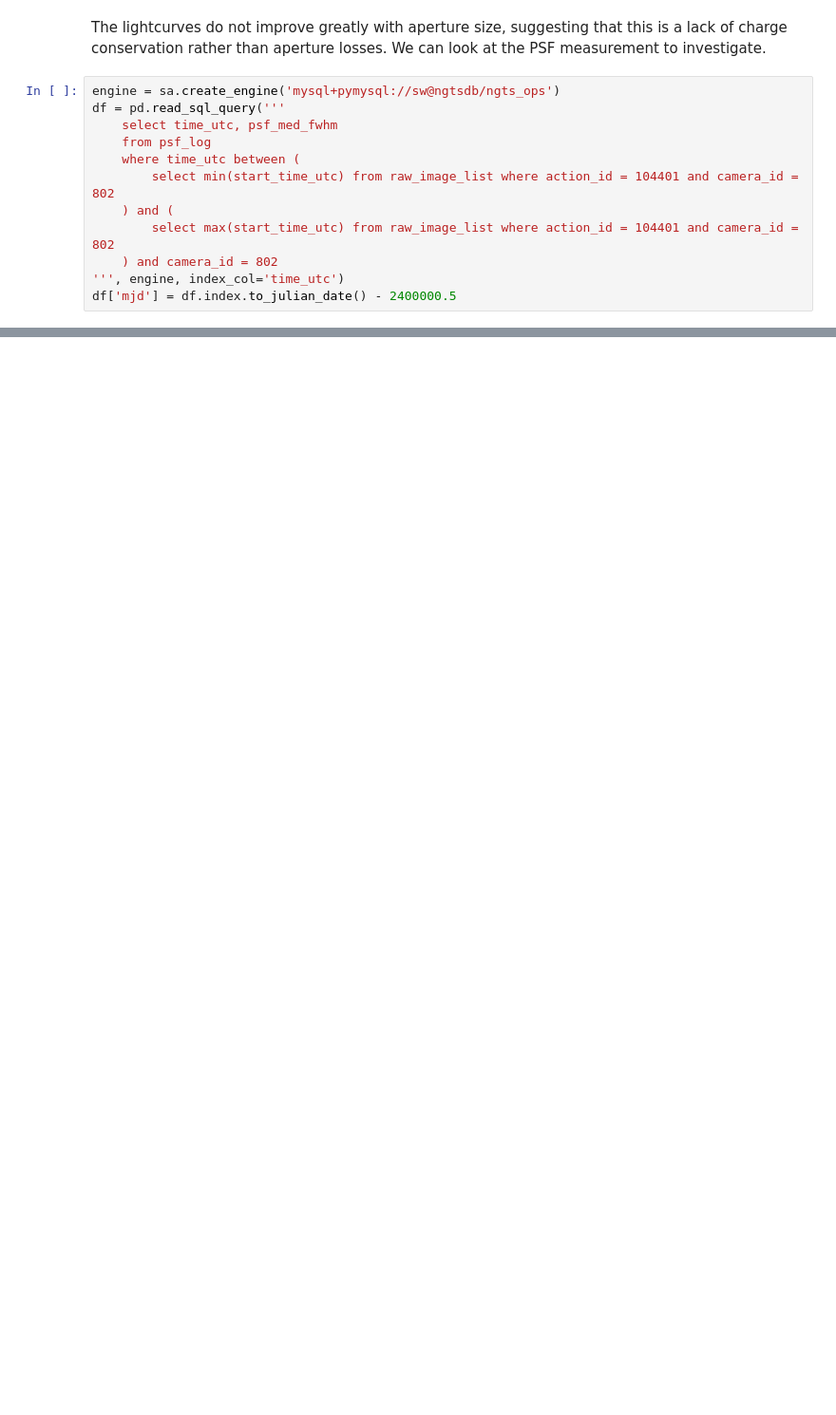
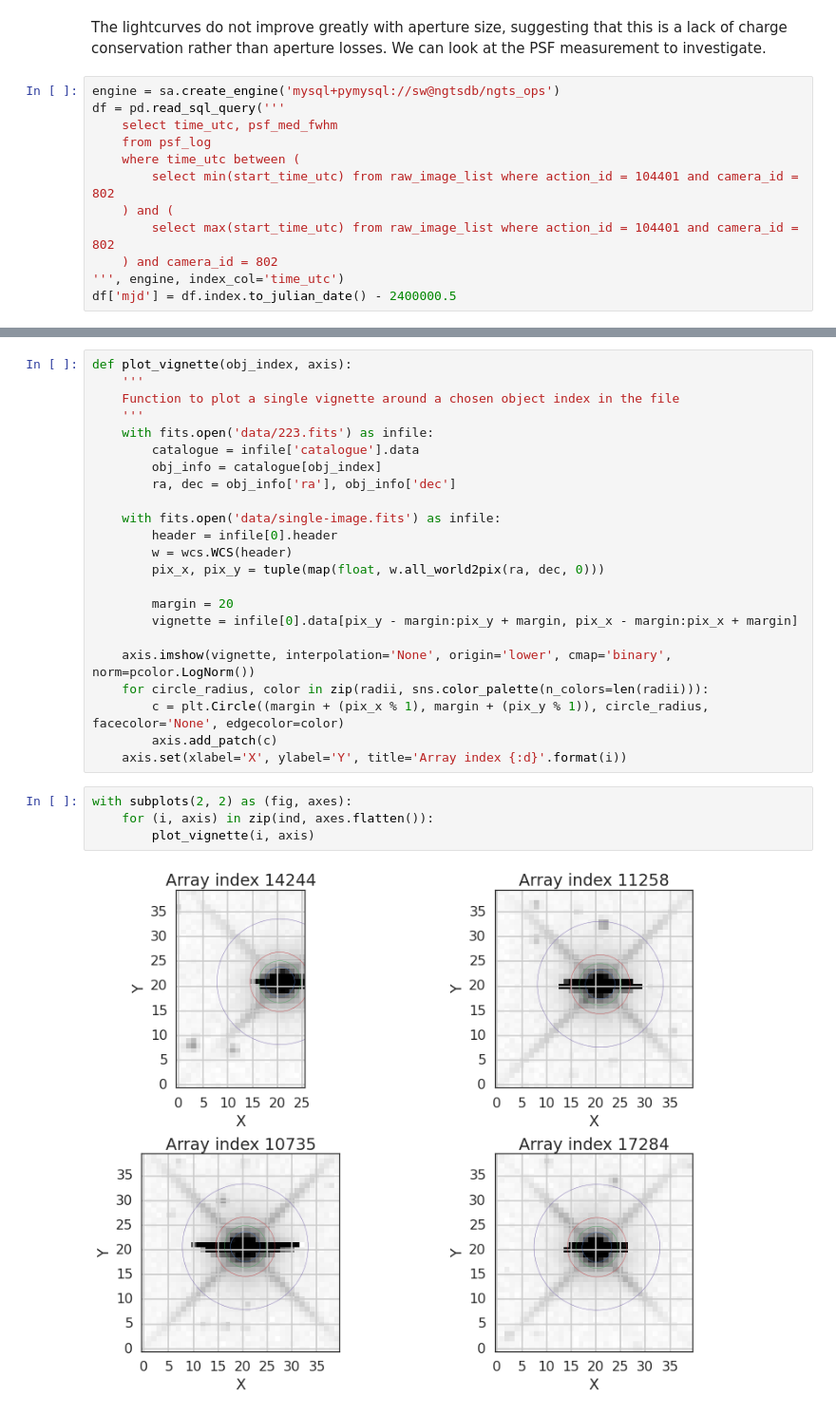
Before and after one commit to NGTS/analysis-camera-voltages, a Jupyter notebook: VoltageAnalysis.ipynb, the cells around one changed output, grey strips where cells are left out. Shown at 95% size. Saved outputs shown, nothing was run; the diff lists cells and outputs as text; blank space fills up the shorter version.

```diff
--- a/VoltageAnalysis.ipynb
+++ b/VoltageAnalysis.ipynb
@@ -593,0 +603,29 @@ These are clearly very similar, suggesting that some PSF related issues (and per
+# %%
+def plot_vignette(obj_index, axis):
+    '''
+    Function to plot a single vignette around a chosen object index in the file
+    '''
+    with fits.open('data/223.fits') as infile:
+        catalogue = infile['catalogue'].data
+        obj_info = catalogue[obj_index]
+        ra, dec = obj_info['ra'], obj_info['dec']
+
+    with fits.open('data/single-image.fits') as infile:
+        header = infile[0].header
+        w = wcs.WCS(header)
+        pix_x, pix_y = tuple(map(float, w.all_world2pix(ra, dec, 0)))
+
+        margin = 20
+        vignette = infile[0].data[pix_y - margin:pix_y + margin, pix_x - margin:pix_x + margin]
+
+    axis.imshow(vignette, interpolation='None', origin='lower', cmap='binary', norm=pcolor.LogNorm())
+    for circle_radius, color in zip(radii, sns.color_palette(n_colors=len(radii))):
+        c = plt.Circle((margin + (pix_x % 1), margin + (pix_y % 1)), circle_radius, facecolor='None', edgecolor=color)
+        axis.add_patch(c)
+    axis.set(xlabel='X', ylabel='Y', title='Array index {:d}'.format(i))
+# %%
+with subplots(2, 2) as (fig, axes):
+    for (i, axis) in zip(ind, axes.flatten()):
+        plot_vignette(i, axis)
+# %% [output]
+[figure, added]
```
Also changed, not shown: parts of 7 cells of this notebook.
